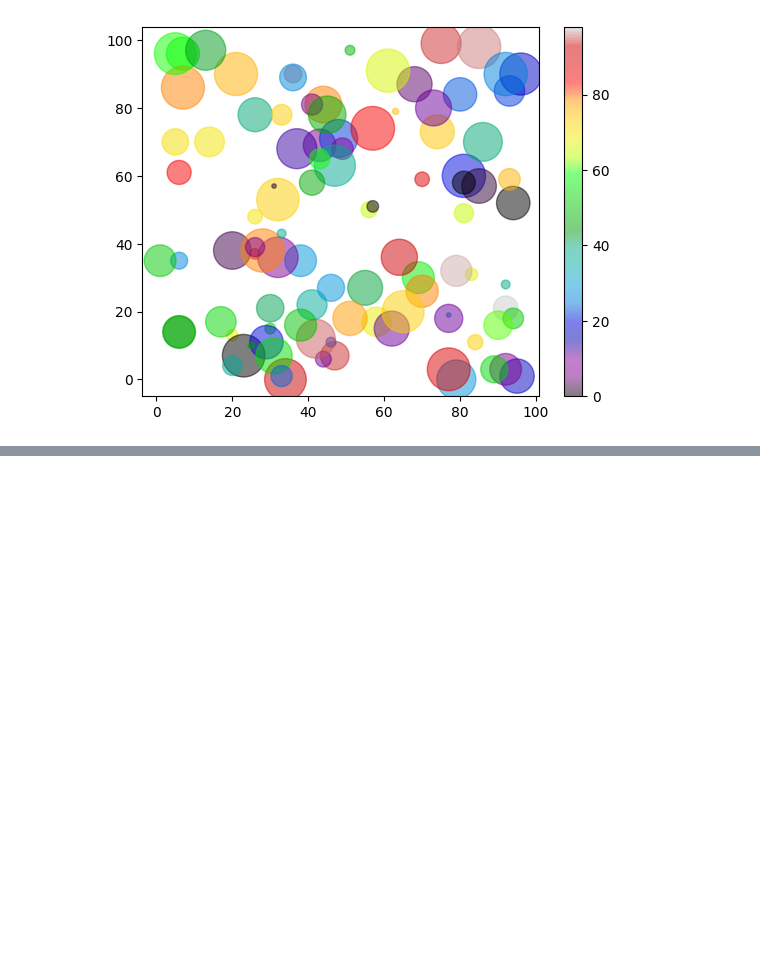
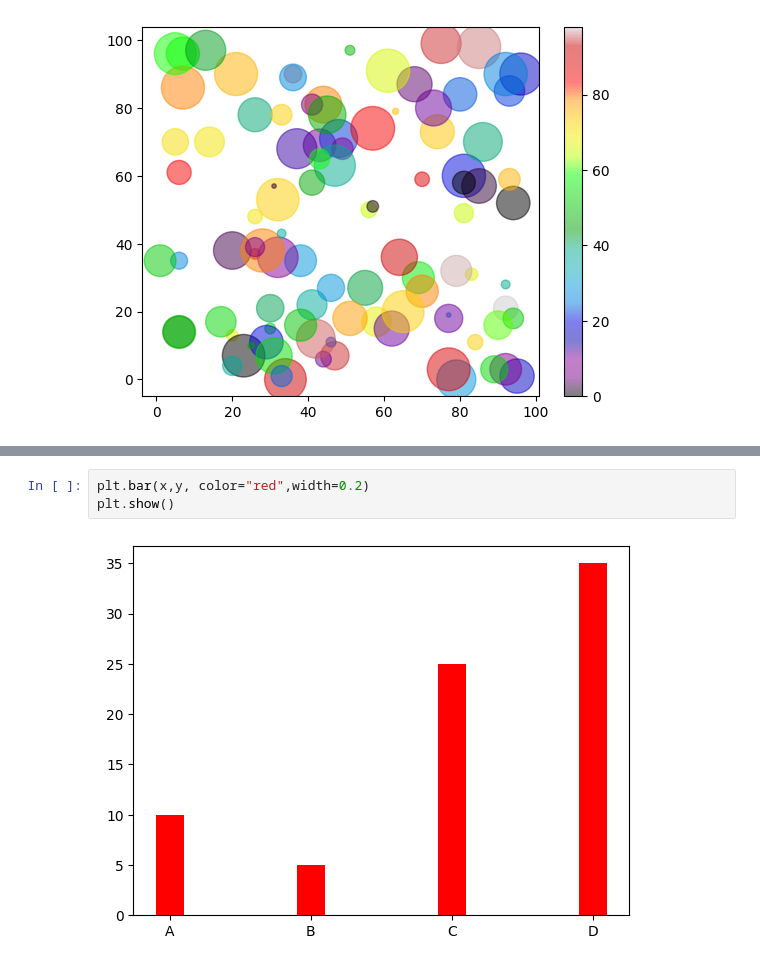
Before and after one commit to SohailDad/ML-Python, a Jupyter notebook: Matplotlib/Sec_matplot.ipynb, the cells around one changed output, grey strips where cells are left out. Drawn from its saved outputs; the diff is of its cells as text; blank space fills up the shorter version.

```diff
--- a/Matplotlib/Sec_matplot.ipynb
+++ b/Matplotlib/Sec_matplot.ipynb
@@ -129,0 +146,5 @@ plt.show()
+# %%
+plt.bar(x,y, color="red",width=0.2)
+plt.show()
+# %% [output]
+[figure, added]
```
Also changed, not shown: parts of 6 cells of this notebook.
